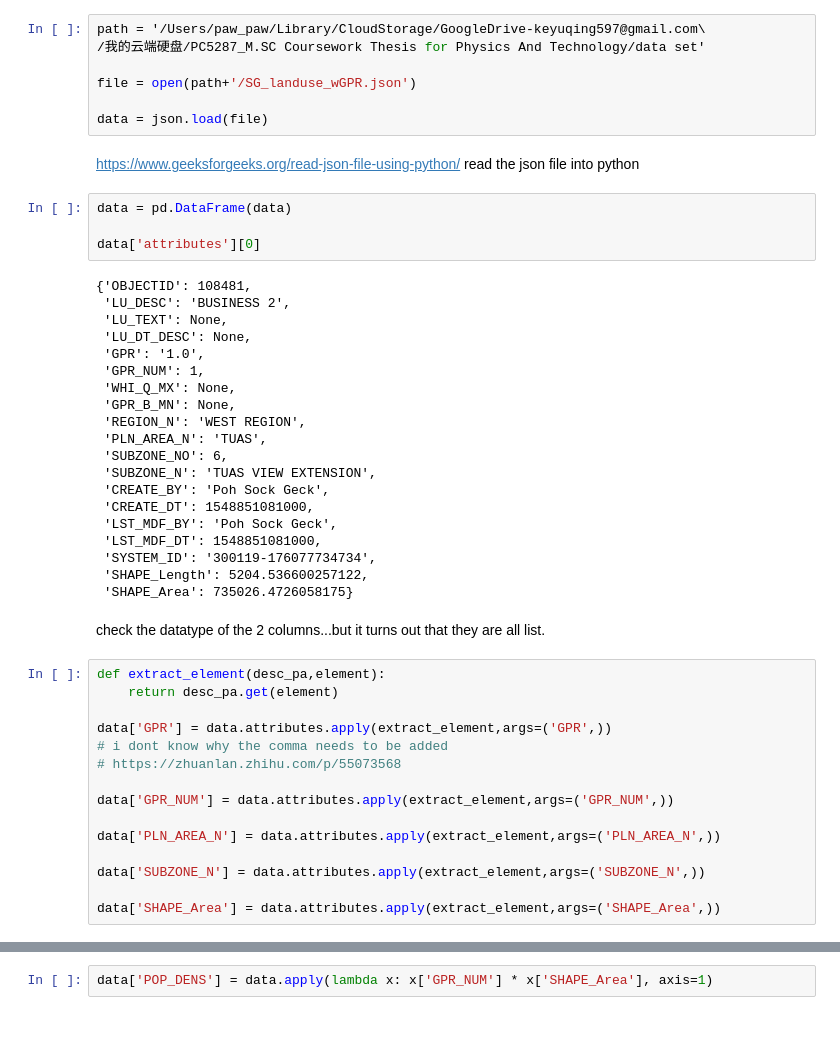
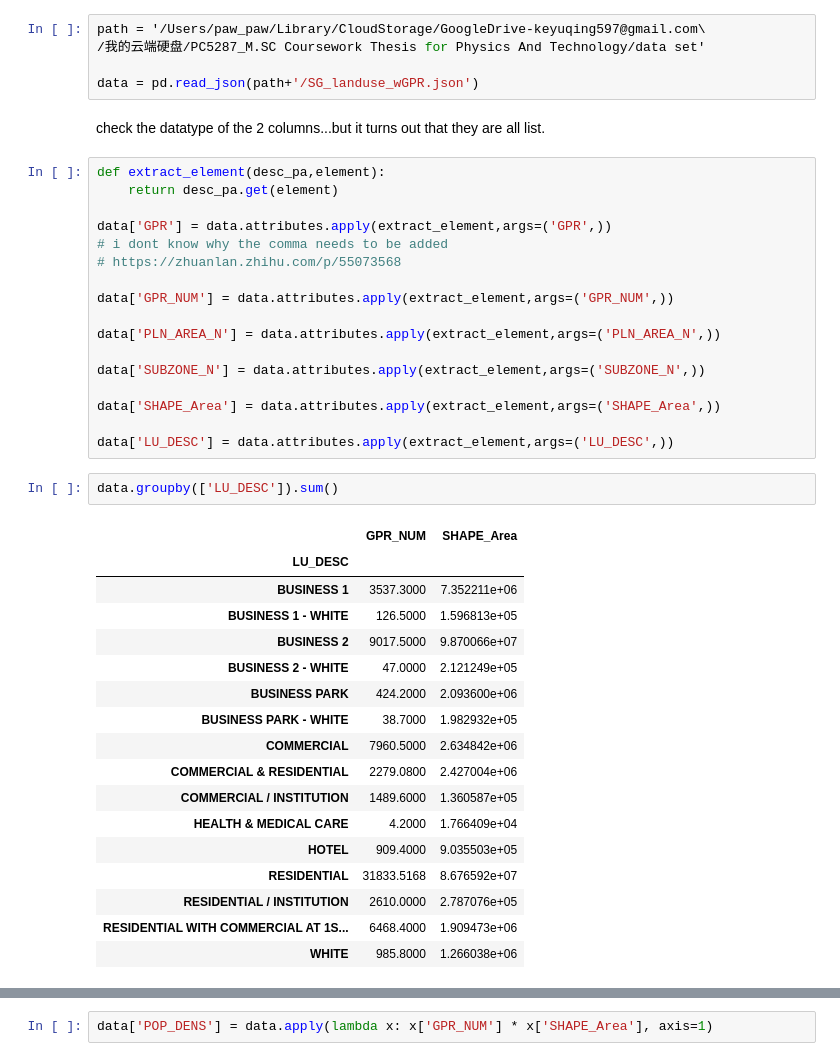
Before and after one commit to Pawpaw497/MPT-project, a Jupyter notebook: SG_GPR.ipynb, the cells around one changed output, grey strips where cells are left out. Drawn from its saved outputs; the diff is of its cells as text; blank space fills up the shorter version.

```diff
--- a/SG_GPR.ipynb
+++ b/SG_GPR.ipynb
@@ -16,35 +15,7 @@ import statistics
 path = '/Users/paw_paw/Library/CloudStorage/GoogleDrive-keyuqing597@gmail.com\
 /我的云端硬盘/PC5287_M.SC Coursework Thesis for Physics And Technology/data set'
 
-file = open(path+'/SG_landuse_wGPR.json')
-
-data = json.load(file)
+data = pd.read_json(path+'/SG_landuse_wGPR.json')
-# %% [markdown]
-https://www.geeksforgeeks.org/read-json-file-using-python/ read the json file into python
-# %%
-data = pd.DataFrame(data)
-
-data['attributes'][0]
-# %% [output]
-{'OBJECTID': 108481,
- 'LU_DESC': 'BUSINESS 2',
- 'LU_TEXT': None,
- 'LU_DT_DESC': None,
- 'GPR': '1.0',
- 'GPR_NUM': 1,
- 'WHI_Q_MX': None,
- 'GPR_B_MN': None,
- 'REGION_N': 'WEST REGION',
- 'PLN_AREA_N': 'TUAS',
- 'SUBZONE_NO': 6,
- 'SUBZONE_N': 'TUAS VIEW EXTENSION',
- 'CREATE_BY': 'Poh Sock Geck',
- 'CREATE_DT': 1548851081000,
- 'LST_MDF_BY': 'Poh Sock Geck',
- 'LST_MDF_DT': 1548851081000,
- 'SYSTEM_ID': '300119-176077734734',
- 'SHAPE_Length': 5204.536600257122,
- 'SHAPE_Area': 735026.4726058175}
 # %% [markdown]
 check the datatype of the 2 columns...but it turns out that they are all list.
 # %%
@@ -62,6 +33,28 @@ data['PLN_AREA_N'] = data.attributes.apply(extract_element,args=('PLN_AREA_N',))
 data['SUBZONE_N'] = data.attributes.apply(extract_element,args=('SUBZONE_N',))
 
 data['SHAPE_Area'] = data.attributes.apply(extract_element,args=('SHAPE_Area',))
+
+data['LU_DESC'] = data.attributes.apply(extract_element,args=('LU_DESC',))
+# %%
+data.groupby(['LU_DESC']).sum()
+# %% [output]
+|  | GPR_NUM | SHAPE_Area |
+| LU_DESC |  |  |
+| BUSINESS 1 | 3537.3000 | 7.352211e+06 |
+| BUSINESS 1 - WHITE | 126.5000 | 1.596813e+05 |
+| BUSINESS 2 | 9017.5000 | 9.870066e+07 |
+| BUSINESS 2 - WHITE | 47.0000 | 2.121249e+05 |
+| BUSINESS PARK | 424.2000 | 2.093600e+06 |
+| BUSINESS PARK - WHITE | 38.7000 | 1.982932e+05 |
+| COMMERCIAL | 7960.5000 | 2.634842e+06 |
+| COMMERCIAL & RESIDENTIAL | 2279.0800 | 2.427004e+06 |
+| COMMERCIAL / INSTITUTION | 1489.6000 | 1.360587e+05 |
+| HEALTH & MEDICAL CARE | 4.2000 | 1.766409e+04 |
+| HOTEL | 909.4000 | 9.035503e+05 |
+| RESIDENTIAL | 31833.5168 | 8.676592e+07 |
+| RESIDENTIAL / INSTITUTION | 2610.0000 | 2.787076e+05 |
+| RESIDENTIAL WITH COMMERCIAL AT 1S... | 6468.4000 | 1.909473e+06 |
+| WHITE | 985.8000 | 1.266038e+06 |
 # %%
 data.dtypes
 # %% [output]
```
Also changed, not shown: parts of 13 cells of this notebook, 3 other files.
